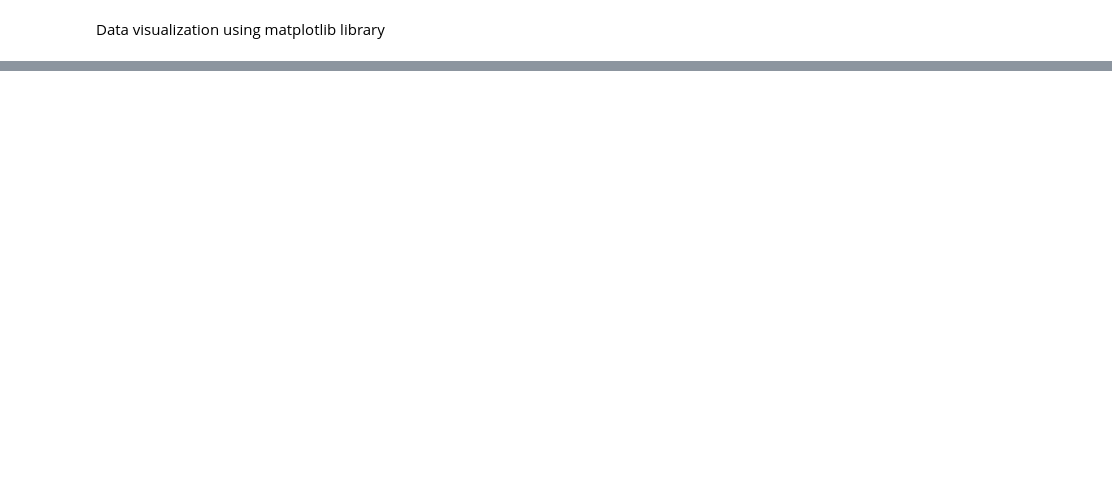
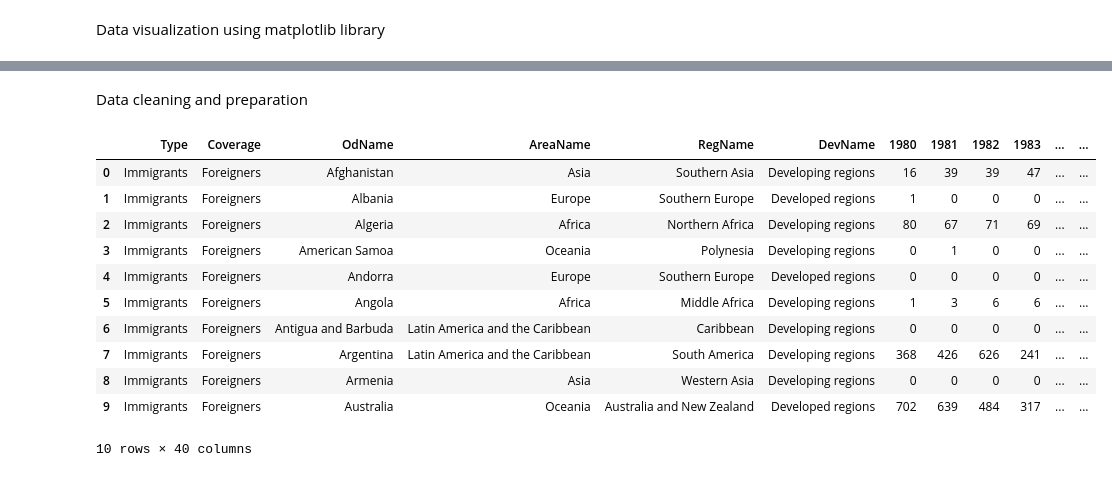
Before and after one commit to sivm205/Canada-Immigrants, a Jupyter notebook: visual_tut.ipynb, the cells around one changed output, grey strips where cells are left out. Drawn from its saved outputs; the diff is of its cells as text; code cells hidden in the pictures; blank space fills up the shorter version.

```diff
--- a/visual_tut.ipynb
+++ b/visual_tut.ipynb
@@ -9,0 +70,2 @@ warnings.filterwarnings(action = 'ignore')
+# %% [markdown]
+Data cleaning and preparation
@@ -9,0 +75,15 @@ warnings.filterwarnings(action = 'ignore')
+# %%
+df_can.head(10)
+# %% [output]
+|  | Type | Coverage | OdName | AreaName | RegName | DevName | 1980 | 1981 | 1982 | 1983 | ... | ... |
+| 0 | Immigrants | Foreigners | Afghanistan | Asia | Southern Asia | Developing regions | 16 | 39 | 39 | 47 | ... | ... |
+| 1 | Immigrants | Foreigners | Albania | Europe | Southern Europe | Developed regions | 1 | 0 | 0 | 0 | ... | ... |
+| 2 | Immigrants | Foreigners | Algeria | Africa | Northern Africa | Developing regions | 80 | 67 | 71 | 69 | ... | ... |
+| 3 | Immigrants | Foreigners | American Samoa | Oceania | Polynesia | Developing regions | 0 | 1 | 0 | 0 | ... | ... |
+| 4 | Immigrants | Foreigners | Andorra | Europe | Southern Europe | Developed regions | 0 | 0 | 0 | 0 | ... | ... |
+| 5 | Immigrants | Foreigners | Angola | Africa | Middle Africa | Developing regions | 1 | 3 | 6 | 6 | ... | ... |
+| 6 | Immigrants | Foreigners | Antigua and Barbuda | Latin America and the Caribbean | Caribbean | Developing regions | 0 | 0 | 0 | 0 | ... | ... |
+| 7 | Immigrants | Foreigners | Argentina | Latin America and the Caribbean | South America | Developing regions | 368 | 426 | 626 | 241 | ... | ... |
+| 8 | Immigrants | Foreigners | Armenia | Asia | Western Asia | Developing regions | 0 | 0 | 0 | 0 | ... | ... |
+| 9 | Immigrants | Foreigners | Australia | Oceania | Australia and New Zealand | Developed regions | 702 | 639 | 484 | 317 | ... | ... |
+10 rows × 40 columns
```
Also changed, not shown: parts of 16 cells of this notebook.
